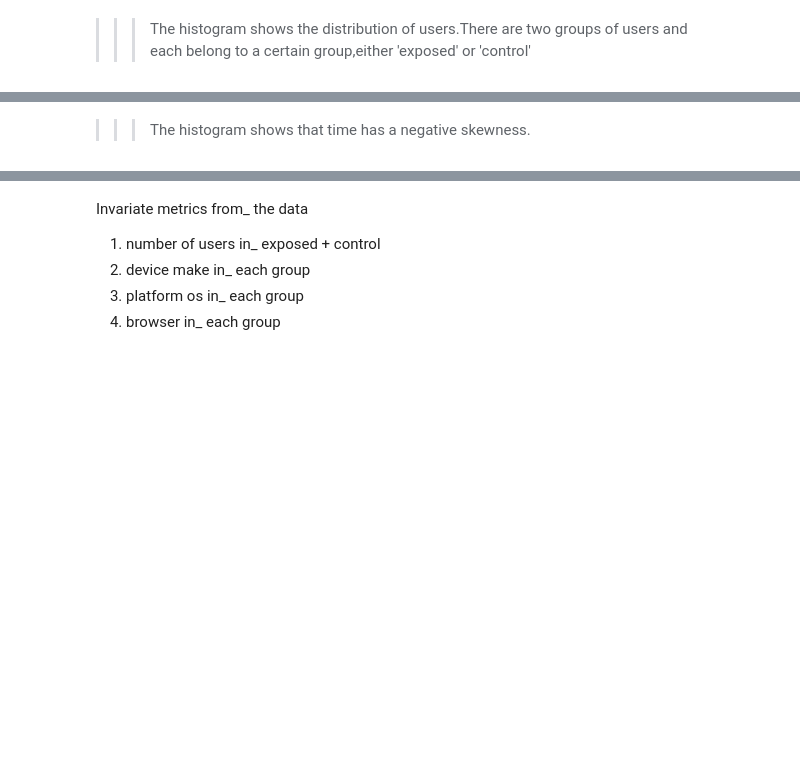
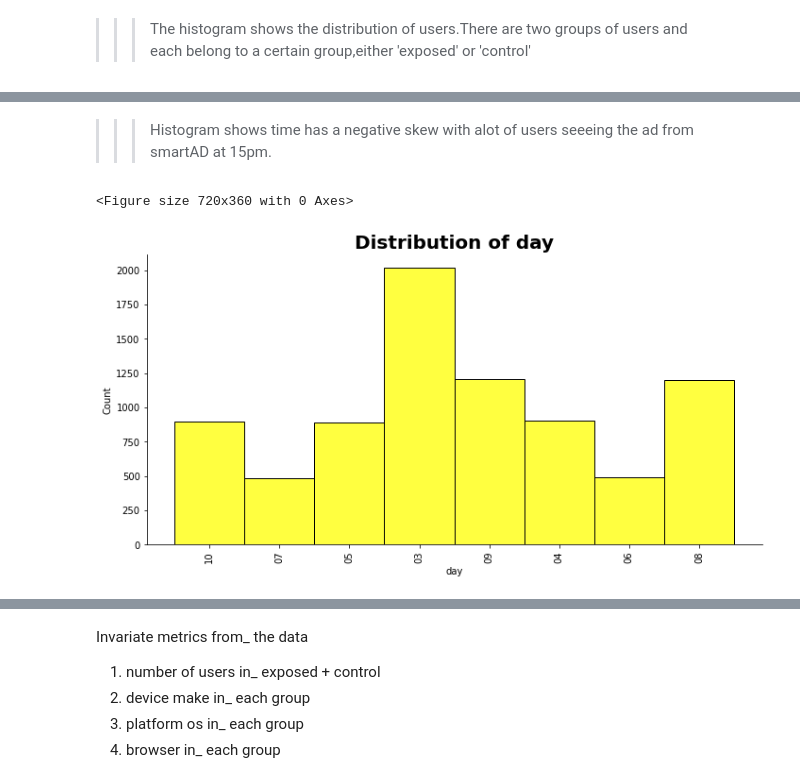
Before and after one commit to deadex-ng/smartAd_ab_testing, a Jupyter notebook: notebooks/classical_ab.ipynb, the cells around one changed output, grey strips where cells are left out. Drawn from its saved outputs; the diff is of its cells as text; code cells hidden in the pictures; blank space fills up the shorter version.

Commit message:
add date analysis

```diff
--- a/notebooks/classical_ab.ipynb
+++ b/notebooks/classical_ab.ipynb
@@ -76,2 +76,15 @@ plot_hist(df,'hour','blue')
-# %% [markdown]
->>>The histogram shows that time has a negative skewness.
+# %% [markdown]
+>>> Histogram shows time has a negative skew with alot of users seeeing the ad from smartAD at 15pm.
+# %%
+#extracting day and month from the date
+df['datetime'] = pd.to_datetime(df['date'],format='%Y-%m-%d')
+df.drop('date',axis=1,inplace=True)
+df['day'] = df['datetime'].dt.strftime('%d')
+df['month'] = df['datetime'].dt.strftime('%m')
+
+df.drop('datetime',axis=1,inplace=True)
+# %%
+plot_hist(df,'day','yellow')
+# %% [output]
+<Figure size 720x360 with 0 Axes>
+[figure, added]
```
Also changed, not shown: parts of 5 cells of this notebook.
